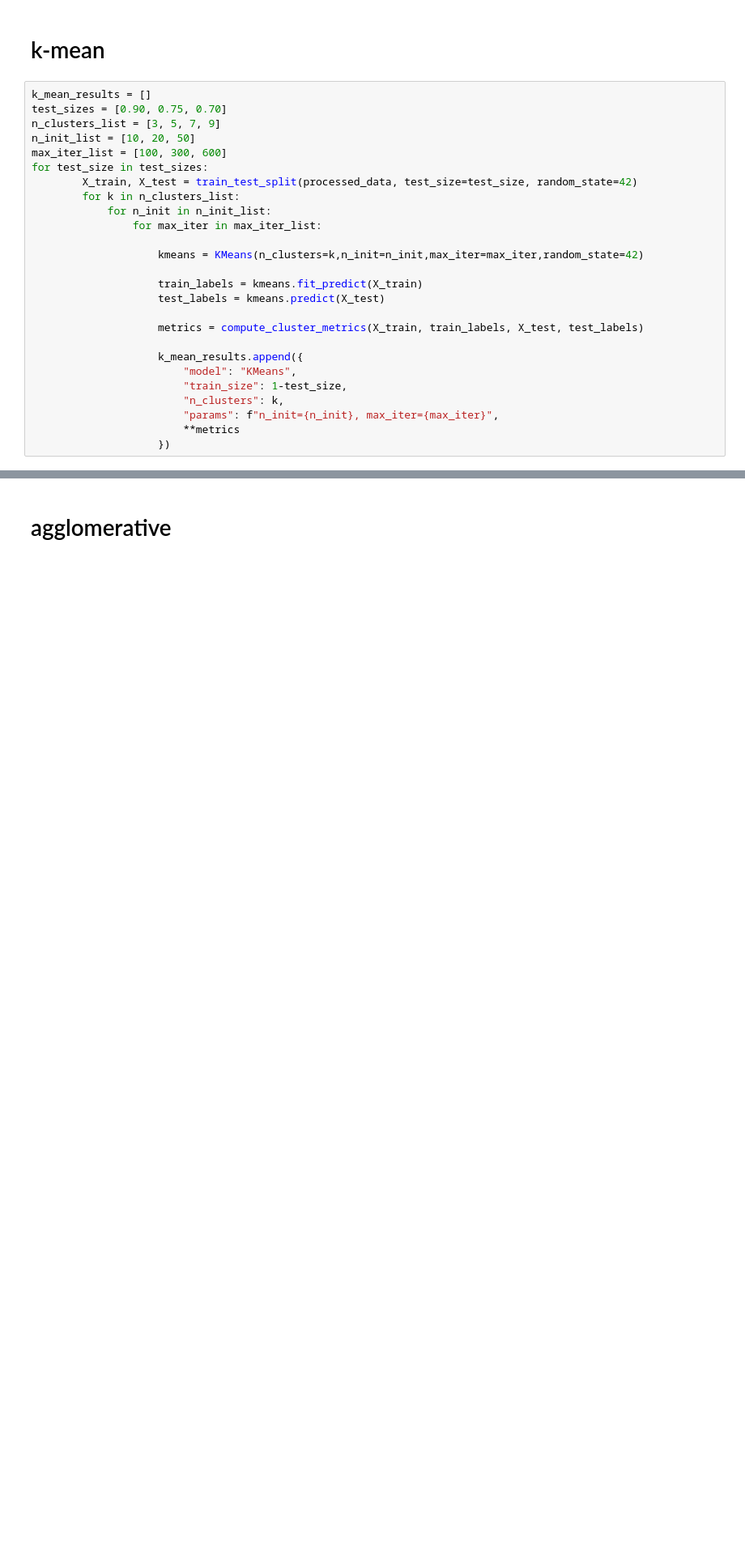
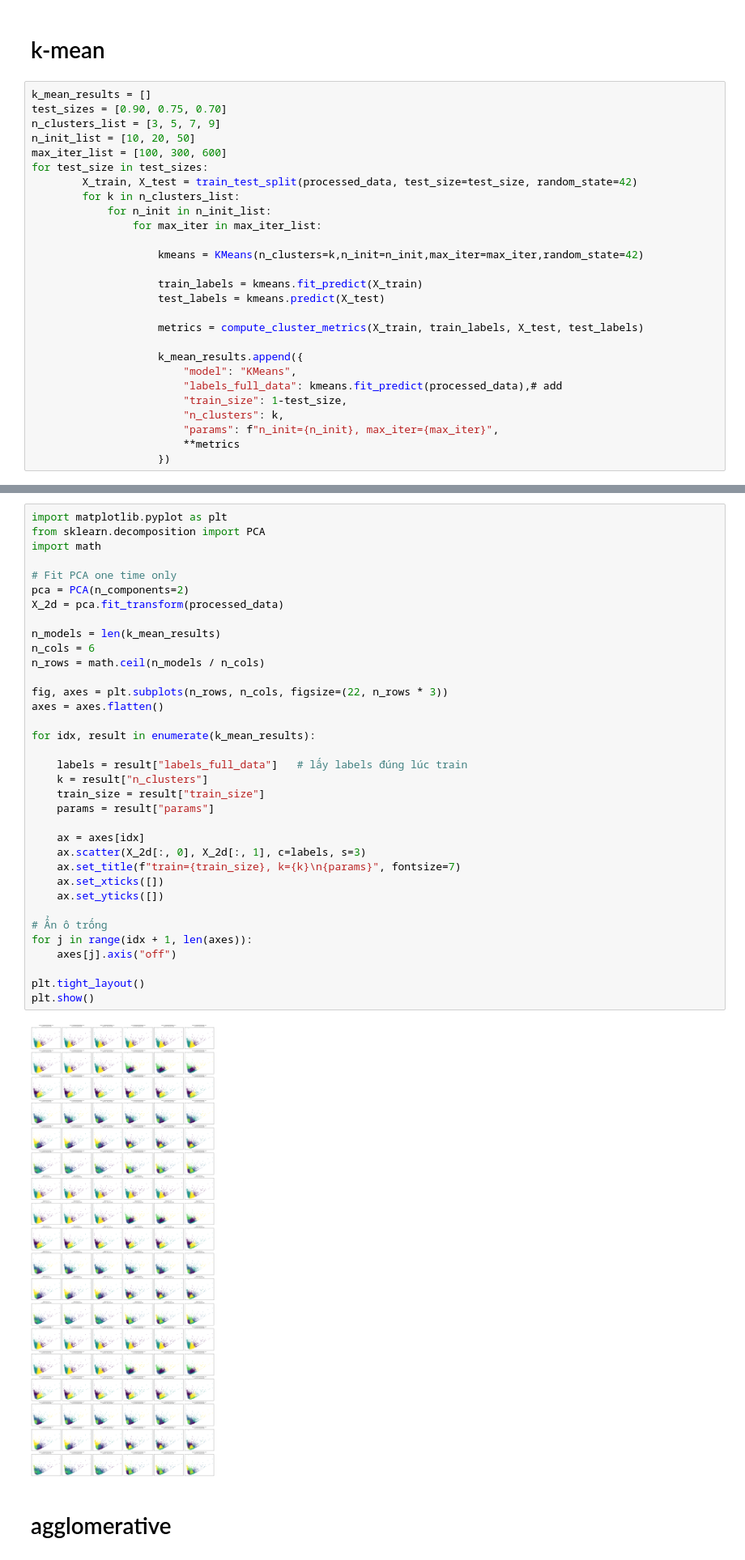
Before and after one commit to huangkvng/Unsupervised_Learning_Models_in_Industry, a Jupyter notebook: Project2.ipynb, the cells around one changed output, grey strips where cells are left out. Shown at 81% size. Cells and saved outputs as stored; diff of their text form; blank space fills up the shorter version.

```diff
--- a/Project2.ipynb
+++ b/Project2.ipynb
@@ -248,6 +248,7 @@ for test_size in test_sizes:
 
                     k_mean_results.append({
                         "model": "KMeans",
+                        "labels_full_data": kmeans.fit_predict(processed_data),# add
                         "train_size": 1-test_size,
                         "n_clusters": k,
                         "params": f"n_init={n_init}, max_iter={max_iter}",
@@ -256,3 +259,40 @@ for test_size in test_sizes:
+# %%
+import matplotlib.pyplot as plt
+from sklearn.decomposition import PCA
+import math
+
+# Fit PCA one time only
+pca = PCA(n_components=2)
+X_2d = pca.fit_transform(processed_data)
+
+n_models = len(k_mean_results)
+n_cols = 6
+n_rows = math.ceil(n_models / n_cols)
+
+fig, axes = plt.subplots(n_rows, n_cols, figsize=(22, n_rows * 3))
+axes = axes.flatten()
+
+for idx, result in enumerate(k_mean_results):
+
+    labels = result["labels_full_data"]   # lấy labels đúng lúc train
+    k = result["n_clusters"]
+    train_size = result["train_size"]
+    params = result["params"]
+
+    ax = axes[idx]
+    ax.scatter(X_2d[:, 0], X_2d[:, 1], c=labels, s=3)
+    ax.set_title(f"train={train_size}, k={k}\n{params}", fontsize=7)
+    ax.set_xticks([])
+    ax.set_yticks([])
+
+# Ẩn ô trống
+for j in range(idx + 1, len(axes)):
+    axes[j].axis("off")
+
+plt.tight_layout()
+plt.show()
+# %% [output]
+[figure, added]
 # %% [markdown]
 # agglomerative
 # %%
```
Also changed, not shown: parts of 3 cells of this notebook, 1 other file.
